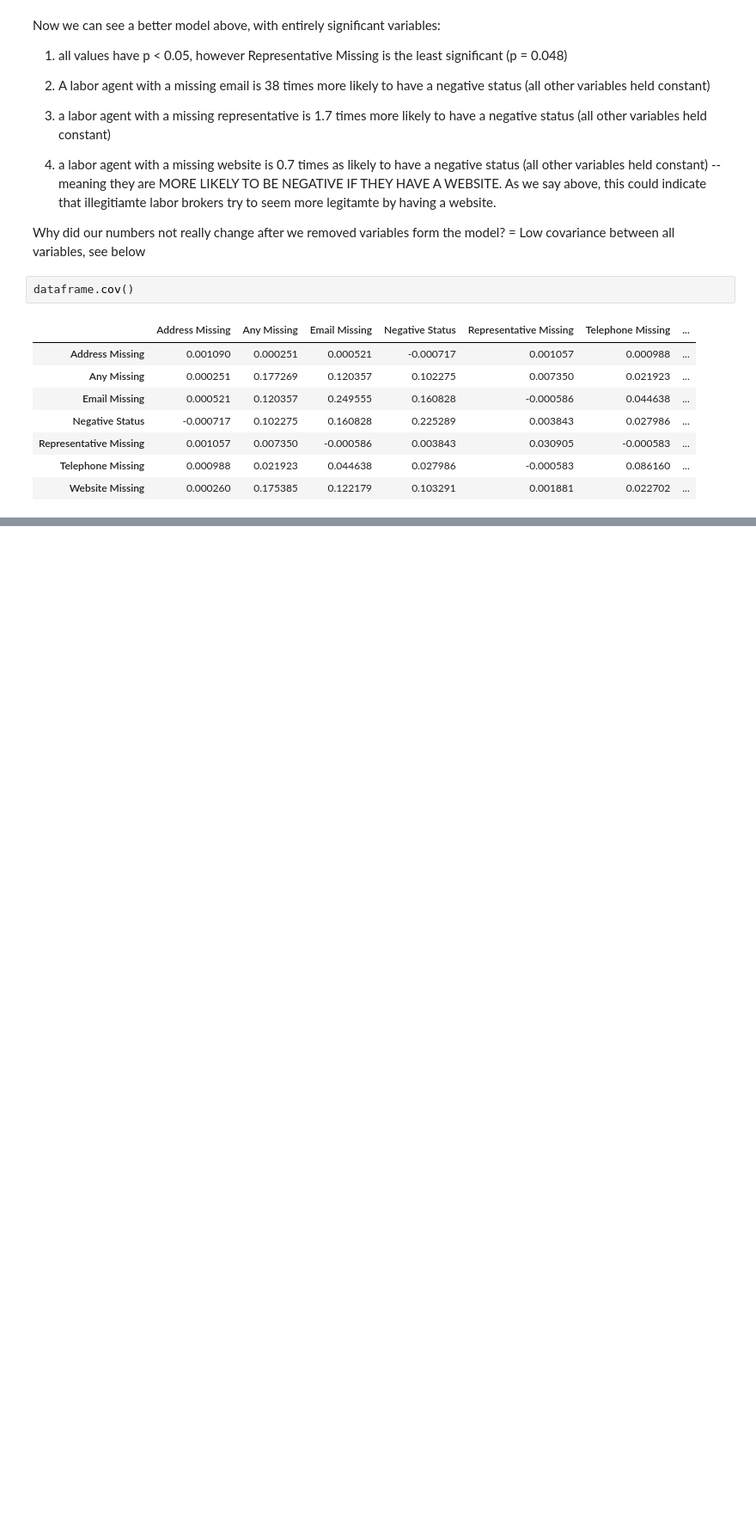
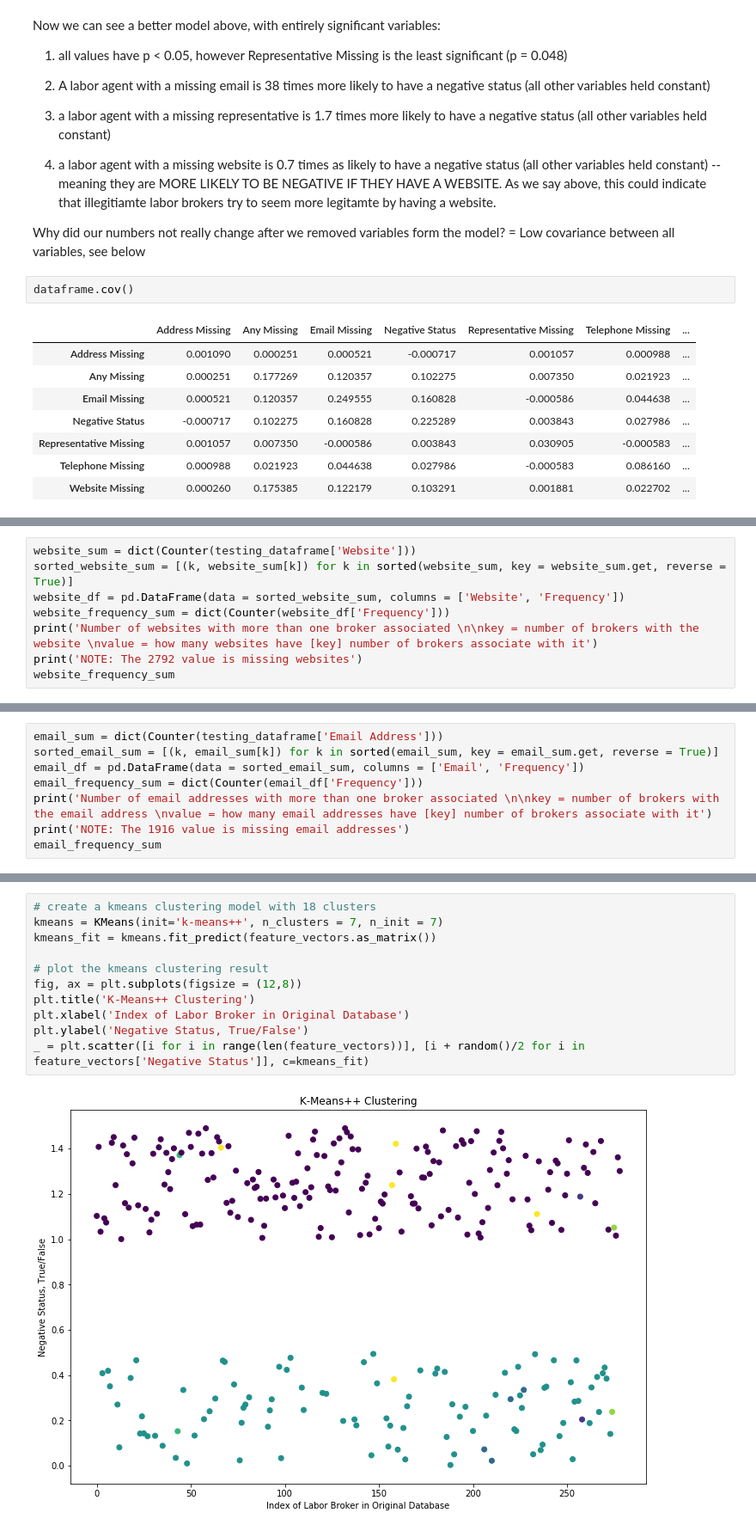
Before and after one commit to shahrezjan/CS506-Data-Mongers, a Jupyter notebook: Data_Exploration.ipynb, the cells around one changed output, grey strips where cells are left out. Shown: that part at 86% size. Saved outputs shown, nothing was run; the diff lists cells and outputs as text; blank space fills up the shorter version.

```diff
--- a/Data_Exploration.ipynb
+++ b/Data_Exploration.ipynb
@@ -389,0 +516,8 @@ dataframe.cov()
+# %%
+website_sum = dict(Counter(testing_dataframe['Website']))
+sorted_website_sum = [(k, website_sum[k]) for k in sorted(website_sum, key = website_sum.get, reverse = True)]
+website_df = pd.DataFrame(data = sorted_website_sum, columns = ['Website', 'Frequency'])
+website_frequency_sum = dict(Counter(website_df['Frequency']))
+print('Number of websites with more than one broker associated \n\nkey = number of brokers with the website \nvalue = how many websites have [key] number of brokers associate with it')
+print('NOTE: The 2792 value is missing websites')
+website_frequency_sum
@@ -389,0 +531,8 @@ dataframe.cov()
+# %%
+email_sum = dict(Counter(testing_dataframe['Email Address']))
+sorted_email_sum = [(k, email_sum[k]) for k in sorted(email_sum, key = email_sum.get, reverse = True)]
+email_df = pd.DataFrame(data = sorted_email_sum, columns = ['Email', 'Frequency'])
+email_frequency_sum = dict(Counter(email_df['Frequency']))
+print('Number of email addresses with more than one broker associated \n\nkey = number of brokers with the email address \nvalue = how many email addresses have [key] number of brokers associate with it')
+print('NOTE: The 1916 value is missing email addresses')
+email_frequency_sum
@@ -389,0 +768,13 @@ dataframe.cov()
+# %%
+# create a kmeans clustering model with 18 clusters
+kmeans = KMeans(init='k-means++', n_clusters = 7, n_init = 7)
+kmeans_fit = kmeans.fit_predict(feature_vectors.as_matrix())
+
+# plot the kmeans clustering result
+fig, ax = plt.subplots(figsize = (12,8))
+plt.title('K-Means++ Clustering')
+plt.xlabel('Index of Labor Broker in Original Database')
+plt.ylabel('Negative Status, True/False')
+_ = plt.scatter([i for i in range(len(feature_vectors))], [i + random()/2 for i in feature_vectors['Negative Status']], c=kmeans_fit)
+# %% [output]
+[figure, added]
```
Also changed, not shown: parts of 38 cells of this notebook, 3 other files.
